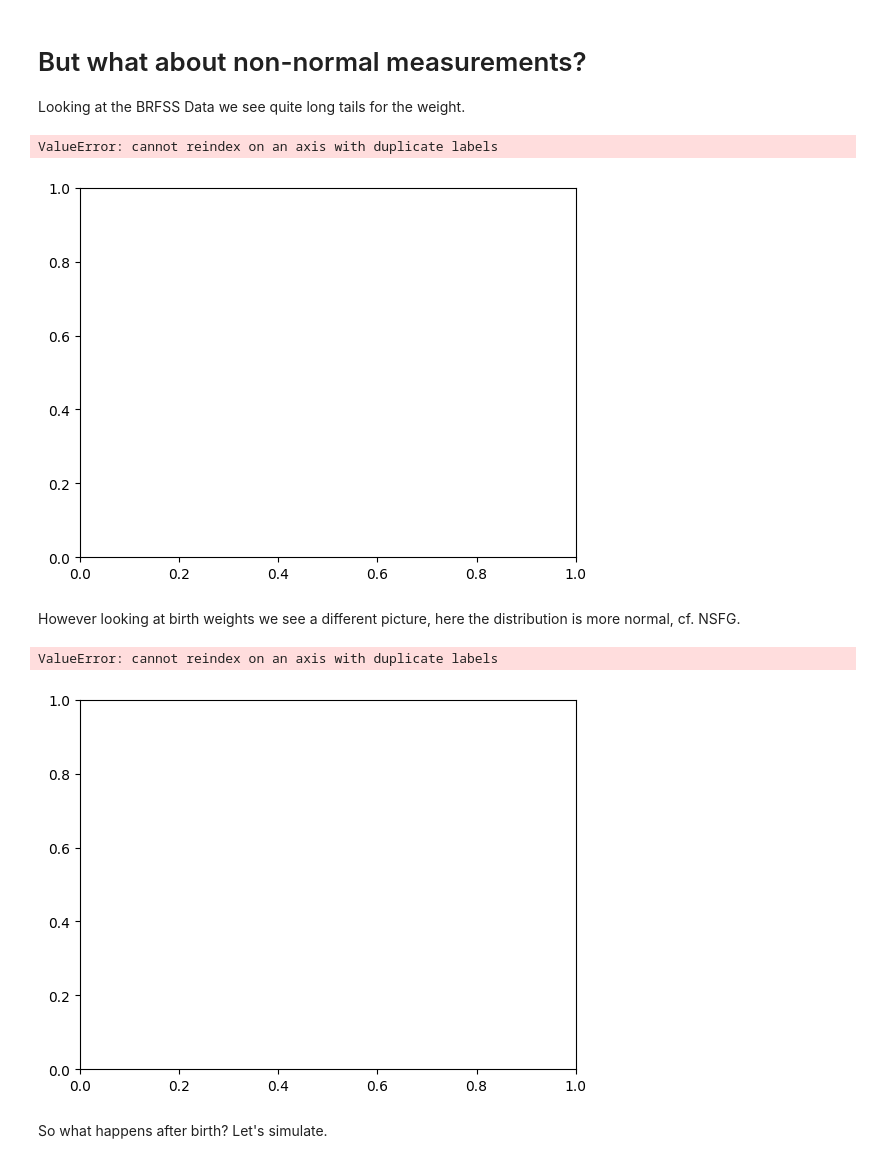
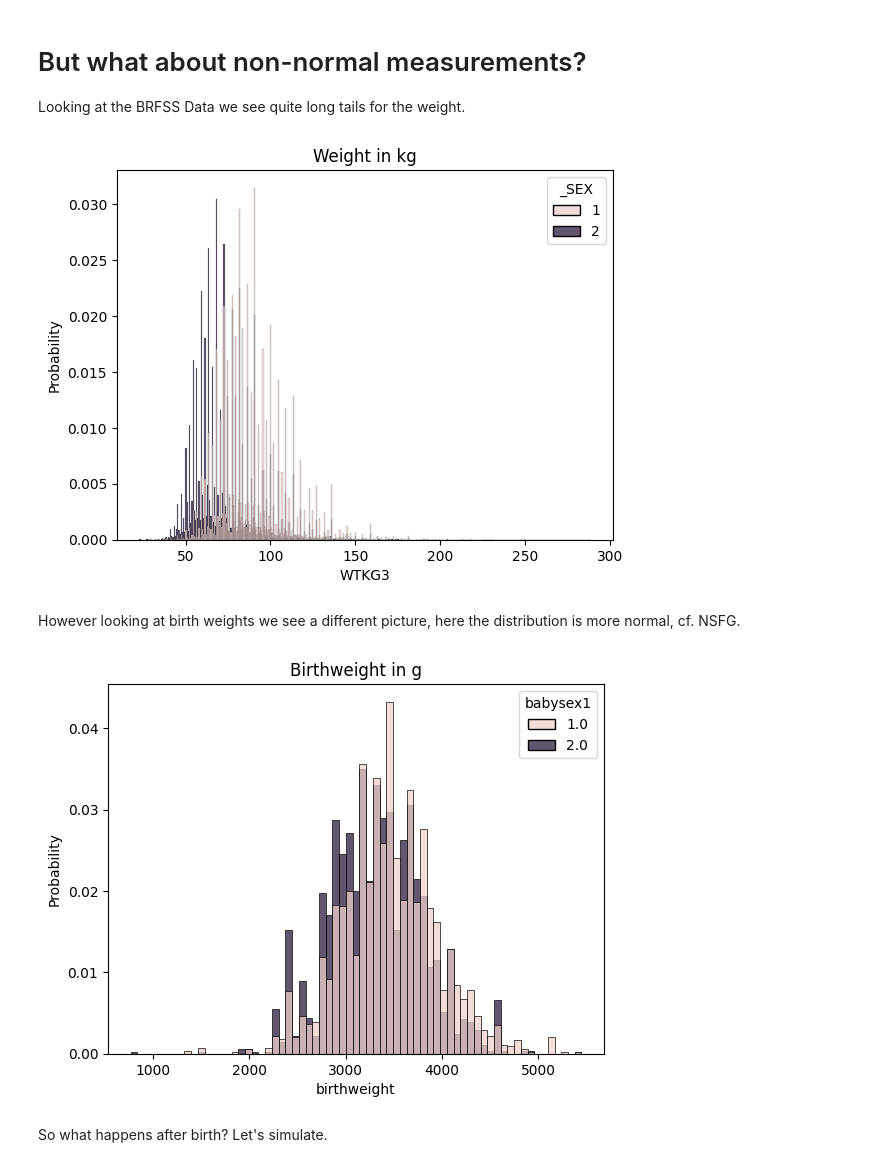
Before and after one commit to kzdunczyk/DAI, a Jupyter notebook: lectures/00_Intro.ipynb, the cells around one changed output. Cells and saved outputs as stored; diff of their text form; code cells hidden in the pictures.

```diff
--- a/lectures/00_Intro.ipynb
+++ b/lectures/00_Intro.ipynb
@@ -364,28 +364,26 @@ Lesson learned here is that if you have many variables, the probability of being
 # But what about non-normal measurements?
 Looking at the BRFSS Data we see quite long tails for the weight.
 # %%
-sns.histplot(brfss, x="WTKG3", hue="_SEX", stat='probability', alpha=0.75)
+sns.histplot(brfss.reset_index(drop=True), x="WTKG3", hue="_SEX", stat='probability', alpha=0.75)
 plt.title("Weight in kg")
 plt.show()
 # %% [output]
-ValueError: cannot reindex on an axis with duplicate labels
-[figure, old version]
+[figure, new version]
 # %% [markdown]
 However looking at birth weights we see a different picture, here the distribution is more normal, cf. NSFG.
 # %%
 nsfg = read_hdf_from_url("https://github.com/AllenDowney/ProbablyOverthinkingIt/raw/book/data/nsfg_sample.hdf5")
 nsfg.drop(nsfg[nsfg["babysex1"] == 9].index, inplace=True) # Drop unknown
 nsfg.drop(nsfg[nsfg["outcome"] != 1].index, inplace=True) # Drop non-live births
 nsfg.drop(nsfg[nsfg["nbrnaliv"] != 1].index, inplace=True) # Drop non-single births
 nsfg.drop(nsfg[nsfg["prglngth"] < 37].index, inplace=True) # Drop preterm births
 nsfg.drop(nsfg[nsfg["prglngth"] > 41].index, inplace=True) # Drop postterm births
 nsfg["birthweight"] = ((nsfg["birthwgt_lb1"].replace([98,99], np.nan)) + nsfg["birthwgt_oz1"].replace([98,99], np.nan)/16)*454
-sns.histplot(nsfg, x="birthweight", hue="babysex1", stat='probability', alpha=0.75)
+sns.histplot(nsfg.reset_index(drop=True), x="birthweight", hue="babysex1", stat='probability', alpha=0.75)
 plt.title("Birthweight in g")
 plt.show()
 # %% [output]
-ValueError: cannot reindex on an axis with duplicate labels
-[figure, old version]
+[figure, new version]
 # %% [markdown]
  So what happens after birth? Let's simulate.
 # %%
```
Also changed, not shown: parts of 1 cell of this notebook.
